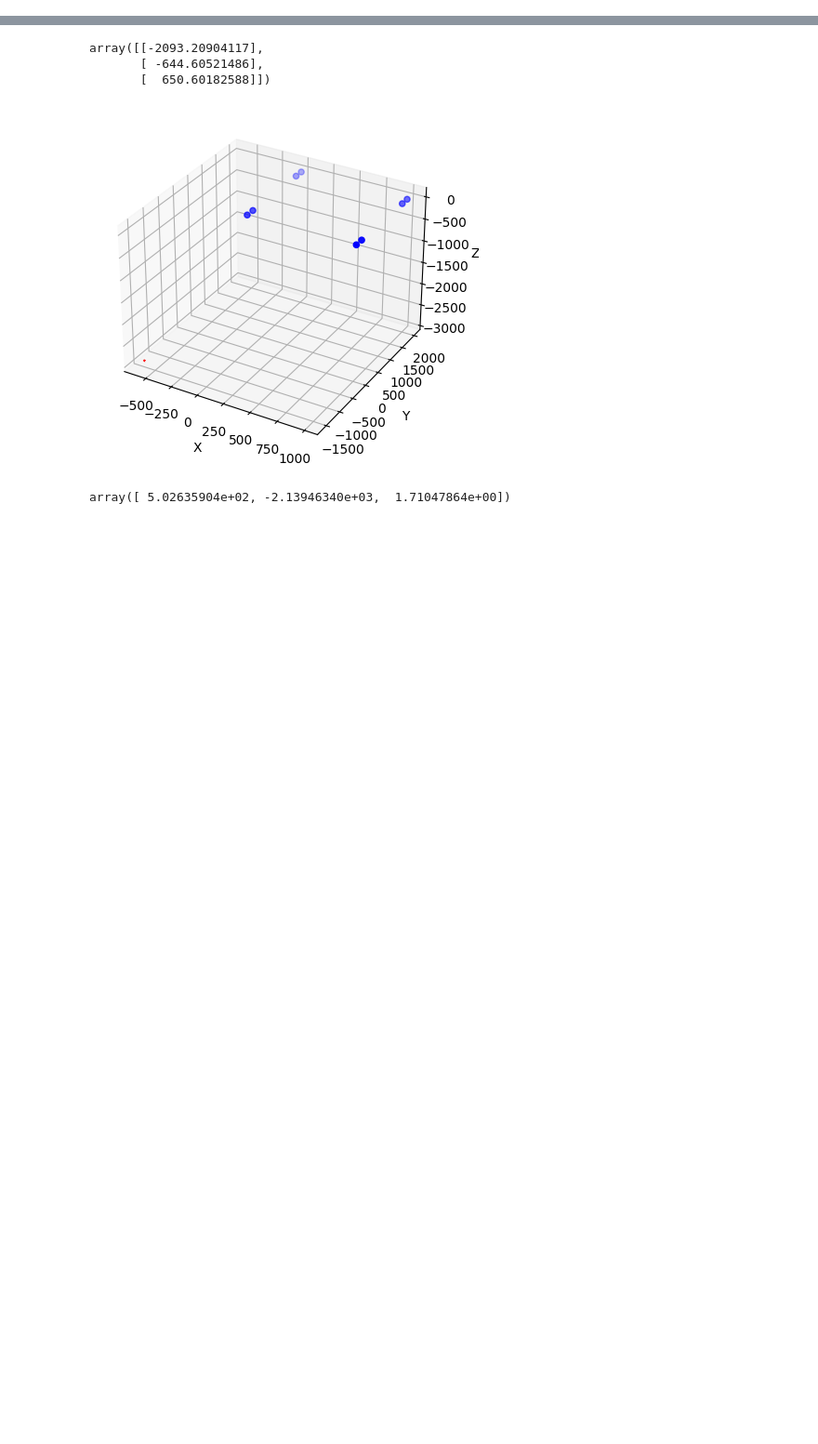
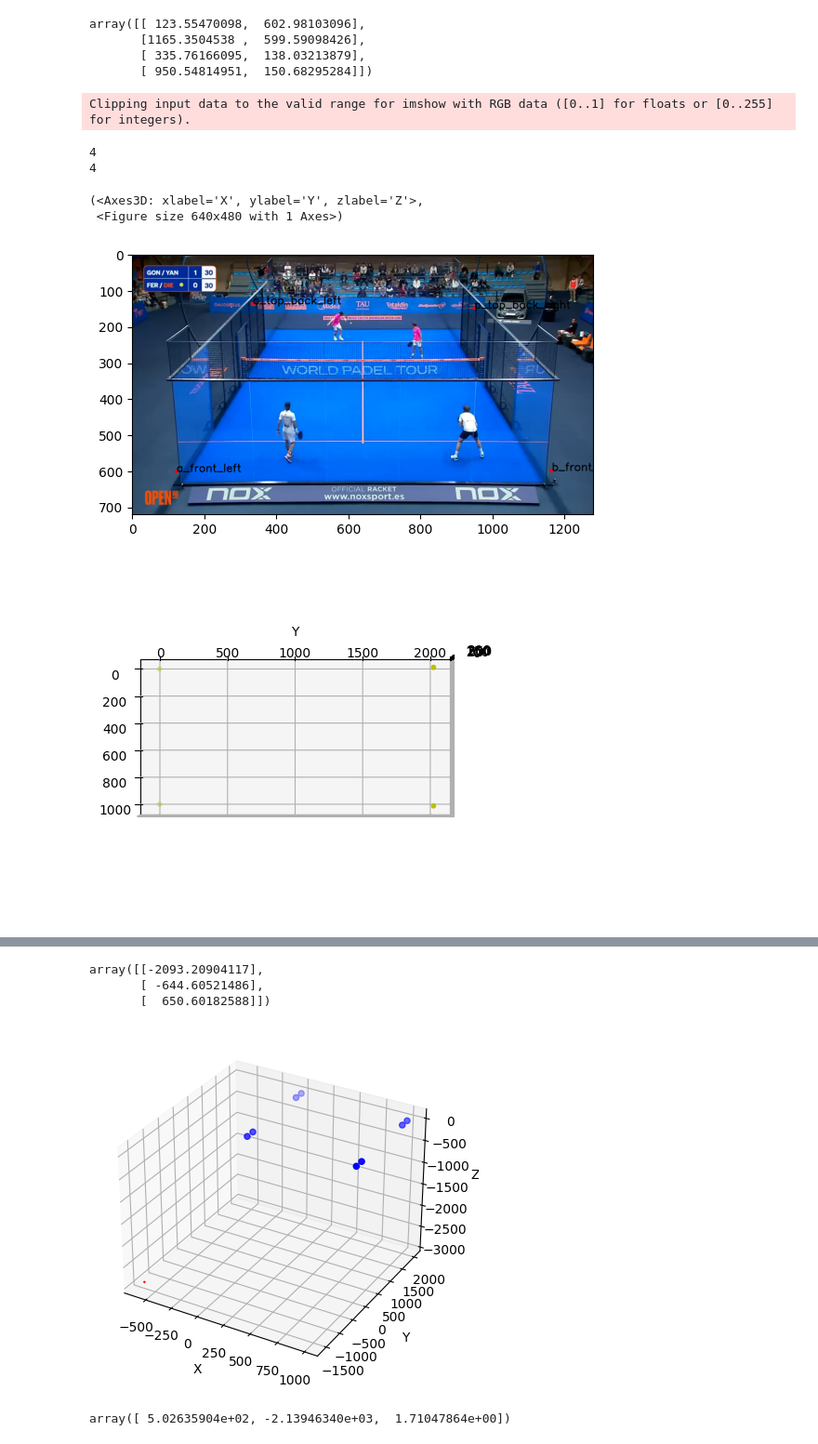
Before and after one commit to BenjaminDev/courtvision, a Jupyter notebook: notebooks/Geometry.ipynb, the cells around one changed output, grey strips where cells are left out. Shown at 93% size. Cells and saved outputs as stored; diff of their text form; code cells hidden in the pictures; blank space fills up the shorter version.

```diff
--- a/notebooks/Geometry.ipynb
+++ b/notebooks/Geometry.ipynb
@@ -70,0 +180,15 @@ np.sqrt(tvec[0] ** 2 + tvec[1] ** 2 + tvec[2] ** 2), tvec
+# %%
+from courtvision.geometry import transfrom_points
+
+# reprojected_again = transfrom_points(
+#     world_points_pose.numpy()[start_pose_idx:end_pose_idx],
+#     projection_matrix,
+#     tvec,
+
+# )
+cv2.transform
+reproject_all, _ = cv2.projectPoints(
+    world_points_pose.numpy(), rvec, tvec, camera_matrix, dist_coeffs
+)
+reproject_all = reproject_all.reshape(-1, 2)
+reprojected_image_points.shape, reproject_all.shape, world_points_pose.numpy().shape, world_points_pose, reproject_all, image_points_pose
@@ -70,0 +211,54 @@ np.sqrt(tvec[0] ** 2 + tvec[1] ** 2 + tvec[2] ** 2), tvec
+# %%
+reproject_all
+# %% [output]
+array([[ 123.55470098,  602.98103096],
+       [1165.3504538 ,  599.59098426],
+       [ 335.76166095,  138.03213879],
+       [ 950.54814951,  150.68295284]])
+# %%
+from kornia.utils.draw import draw_rectangle
+from courtvision.vis import load_timg, plot_3d_points
+import cv2
+
+
+image = (
+    load_timg(
+        "/Users/benjamindecharmoy/projects/courtvision/data/frames/curated_001/curated_001_frame_0001.png"
+    )
+    .squeeze(0)
+    .permute(1, 2, 0)
+    .numpy()
+)
+# cv2.circle(image, tuple(image_points[1].numpy().astype(int)), 5, (255, 0, 0), -1)
+# image = draw_rectangle(image=image, rectangle=image_points[:2].reshape(-1, 4).unsqueeze(0), fill=True, color=torch.tensor([1, 1, 255])).squeeze(0).permute(1, 2, 0)
+import matplotlib.pyplot as plt
+
+print(len(reproject_all))
+print(len(image_points_pose))
+# pp=points_to_heat_map(corners_image_n, height=image_size[1], width=image_size[0], normalised=True)
+# draw_points(image=image, points=pp, color=(255, 0, 0), radius=5, thickness=-1)
+# draw_points(image=image, points=image_points_pose[:], color=(0, 255, 0), radius=5, thickness=-1, labels=pose_points_to_use)
+draw_points(
+    image=image,
+    points=reproject_all,
+    color=(255, 0, 0),
+    radius=5,
+    thickness=-1,
+    labels=pose_points_to_use,
+)
+# print(f"{len(reprojected_image_points)}")
+plt.imshow(image)
+plot_3d_points(
+    x=world_points_pose[:, 0].numpy(),
+    y=world_points_pose[:, 1].numpy(),
+    z=world_points_pose[:, 2].numpy(),
+    # labels=list(corners_world_3d.keys())
+)
+# %% [output]
+Clipping input data to the valid range for imshow with RGB data ([0..1] for floats or [0..255] for integers).
+4
+4
+(<Axes3D: xlabel='X', ylabel='Y', zlabel='Z'>,
+ <Figure size 640x480 with 1 Axes>)
+[figure, added]
+[figure, added]
```
Also changed, not shown: parts of 14 cells of this notebook, 4 other files.
